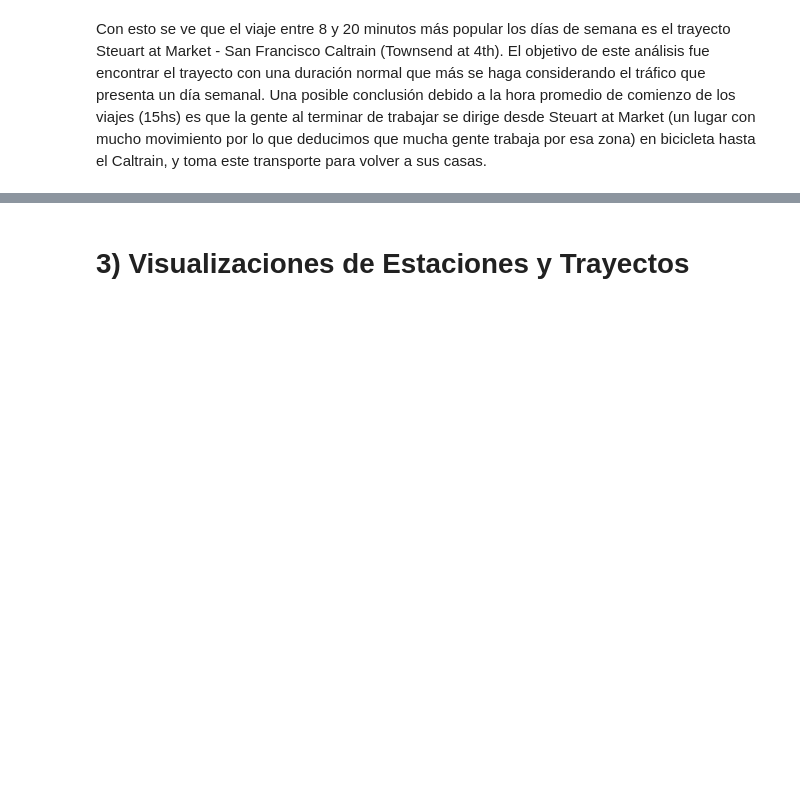
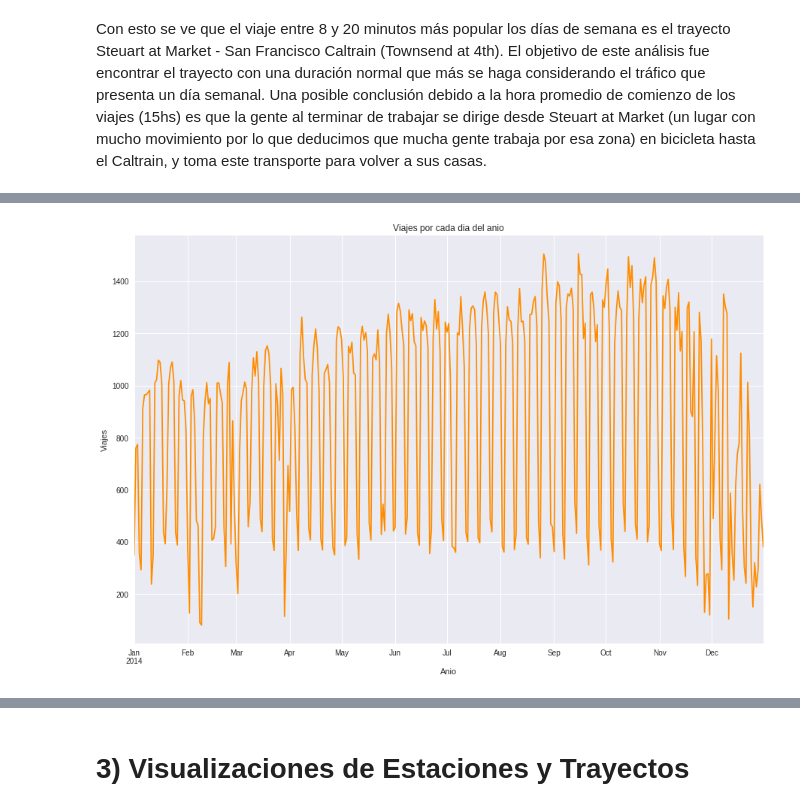
Before and after one commit to frisjon/tp1, a Jupyter notebook: notebooks/tp1.ipynb, the cells around one changed output, grey strips where cells are left out. Drawn from its saved outputs; the diff is of its cells as text; code cells hidden in the pictures; blank space fills up the shorter version.

```diff
--- a/notebooks/tp1.ipynb
+++ b/notebooks/tp1.ipynb
@@ -738,0 +441,18 @@ Con esto se ve que el viaje entre 8 y 20 minutos más popular los días de seman
+# %%
+# funciones para operar con un formato fecha (anio-mes-dia hora:minutos:segundos)
+def obtener_dia(fecha):
+    return fecha.day
+def obtener_mes(fecha):
+    return fecha.month
+def fecha_sin_hora(fecha):
+    return (str(fecha.year) + "-" + str(fecha.month) + "-" + str(fecha.day))
+# %%
+anio_2014 = trips[['start_date','start_day_of_week','horario_inicial_float', 'start_station_name', 'end_station_name','duracion_viaje', 'duration','subscription_type']].round()
+anio_2014['horario_inicial_float'] = anio_2014['horario_inicial_float'].map(lambda x: x if x != 24 else 0)
+anio_2014 = anio_2014[(anio_2014['start_date'].dt.year) == 2014]
+anio_2014['fecha_sin_horario'] = anio_2014['start_date'].map(fecha_sin_hora)
+anio_2014['fecha_sin_horario'] = pd.to_datetime(anio_2014['fecha_sin_horario'])
+anio_2014['dia'] = anio_2014['start_date'].map(obtener_dia)
+anio_2014['mes'] = anio_2014['start_date'].map(obtener_mes)
+anio_2014 = anio_2014.sort_values(by='start_date')
+anio_2014.head()
@@ -738,0 +466,6 @@ Con esto se ve que el viaje entre 8 y 20 minutos más popular los días de seman
+# %%
+anio_2014['viaje'] = anio_2014['start_day_of_week'].map(lambda x: 1) # seteo todas las rows con 1 para despues agrupar
+viajes_segun_dia = anio_2014[['fecha_sin_horario', 'viaje']]
+anio_2014 = anio_2014.drop('viaje', 1) # vuelvo a dejar el dt como antes
+viajes_segun_dia_contador = viajes_segun_dia.groupby('fecha_sin_horario').aggregate(sum)
+viajes_segun_dia_contador.head()
@@ -738,0 +480,10 @@ Con esto se ve que el viaje entre 8 y 20 minutos más popular los días de seman
+# %%
+viajes_segun_dia_contador.plot.line(figsize=(15,10), color='darkorange');
+plt.xlabel('Anio')
+plt.ylabel('Viajes')
+plt.title('Viajes por cada dia del anio')
+plt.grid(True)
+plt.legend('');
+plt.show()
+# %% [output]
+[figure, added]
```
Also changed, not shown: parts of 317 cells of this notebook.
